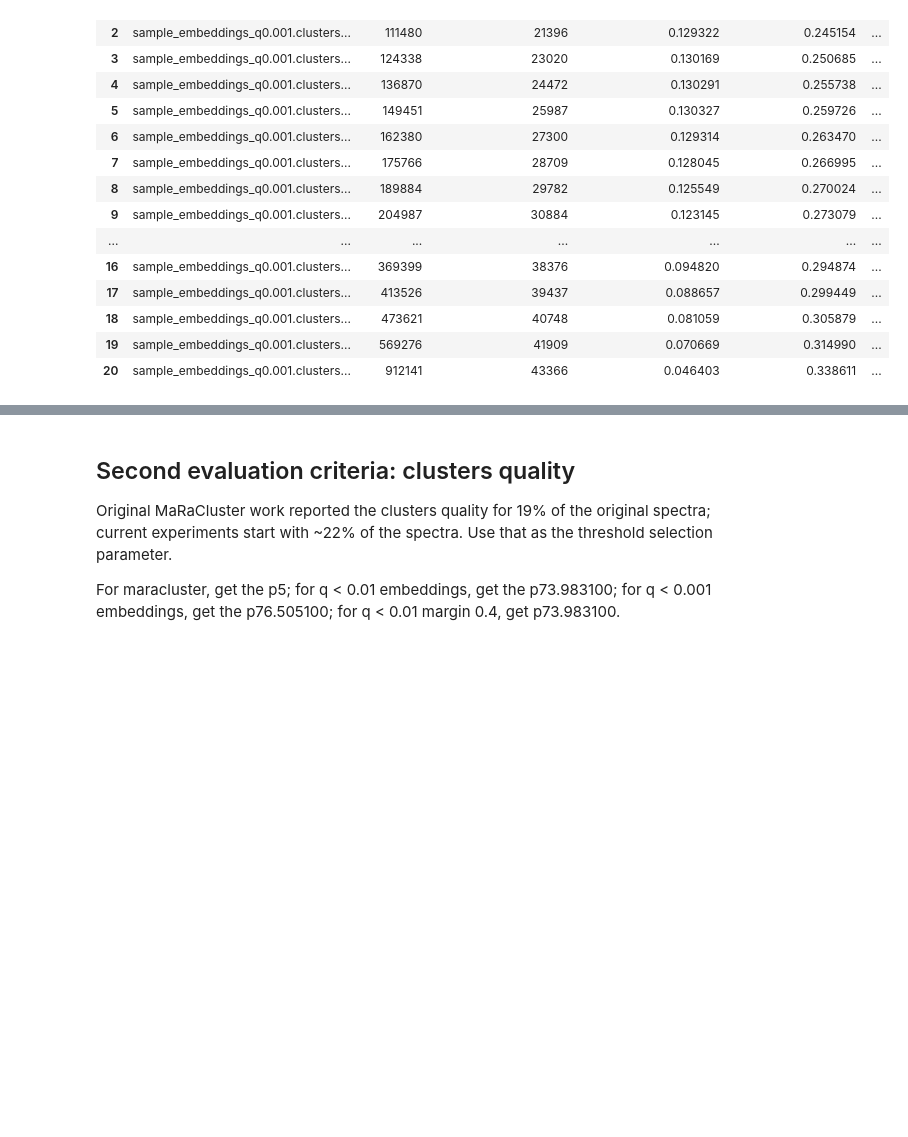
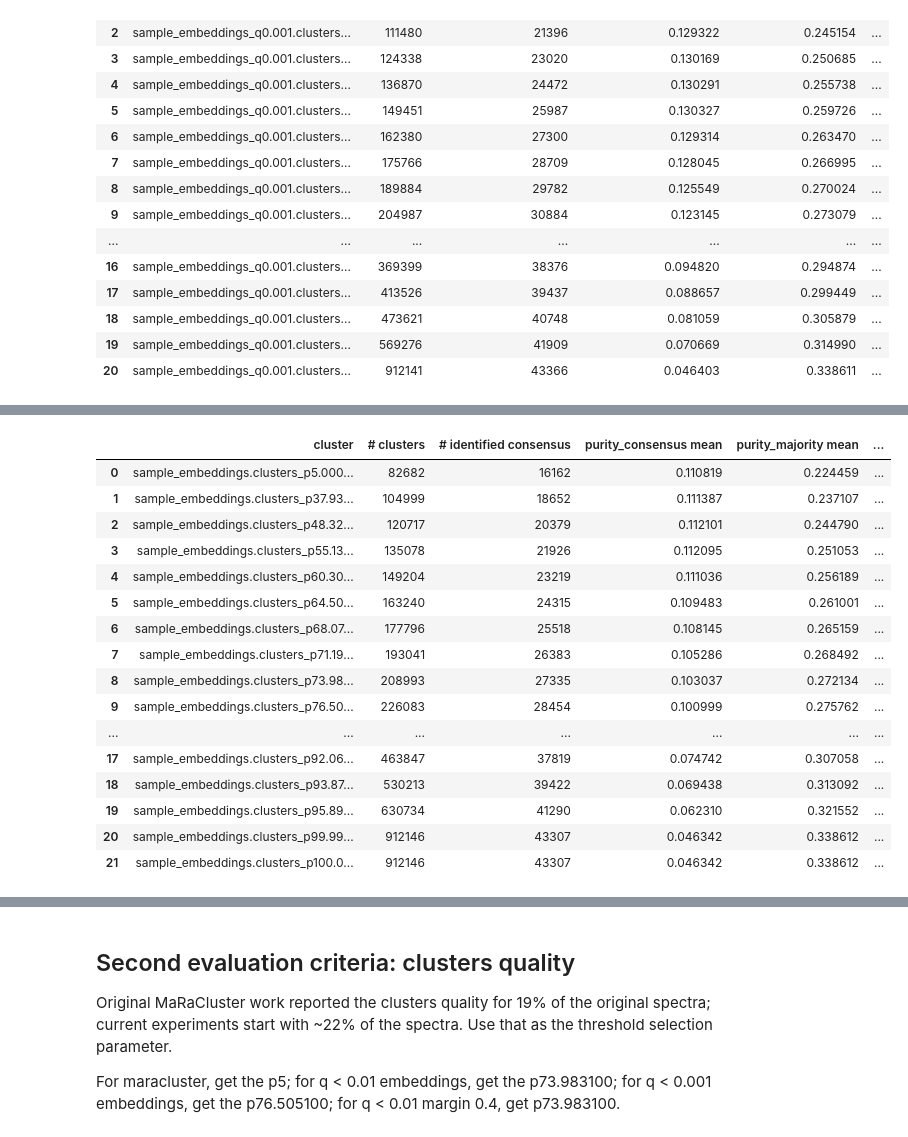
Before and after one commit to eduseiti/MSEmbedding, a Jupyter notebook: notebooks/Final results comparison.ipynb, the cells around one changed output, grey strips where cells are left out. Drawn from its saved outputs; the diff is of its cells as text; code cells hidden in the pictures; blank space fills up the shorter version.

```diff
--- a/notebooks/Final results comparison.ipynb
+++ b/notebooks/Final results comparison.ipynb
@@ -6,6 +6,7 @@ import os
 EMBEDDINGS_Q001_04 = "/media/eduseiti/bigdata02/unicamp/doutorado/clustering/linfeng/sample/consensus_sample_0.1_experiments/clusters_sample_0.1_embeddings_q0.01_margin0.4_clusters_quality_20200223.tsv"
 EMBEDDINGS_Q0001 = "/media/eduseiti/Seagate Expansion Drive1/unicamp/clustering/linfeng/sample/clusters_sample_0.1_embeddings_q0.001_clusters_quality_20200219.tsv"
 EMBEDDINGS_Q001 = "/media/eduseiti/Seagate Expansion Drive1/unicamp/clustering/linfeng/sample/clusters_sample_0.1_embeddings_q0.01_clusters_quality_20200219.tsv"
+EMBEDDINGS = "/media/eduseiti/bigdata02/unicamp/doutorado/clustering/linfeng/sample/clusters_sample_0.1_embeddings_clusters_quality_20200226.tsv"
 MARACLUSTER = "/media/eduseiti/Seagate Expansion Drive1/unicamp/clustering/linfeng/sample/clusters_sample_0.1_maracluster_verification_clusters_quality_20200219.tsv"
 
 # EMBEDDINGS_Q0001 = "/home/eseiti/Documents/unicamp/clustering/files_20200220/clusters_sample_0.1_embeddings_q0.001_clusters_quality_20200219.tsv"
@@ -17,4 +18,7 @@ MARACLUSTER = "/media/eduseiti/Seagate Expansion Drive1/unicamp/clustering/linfe
 embeddings_q0001 = pd.read_csv(EMBEDDINGS_Q0001, sep='\t')
 embeddings_q001 = pd.read_csv(EMBEDDINGS_Q001, sep='\t')
 embeddings_q001_04 = pd.read_csv(EMBEDDINGS_Q001_04, sep='\t')
+
+embeddings = pd.read_csv(EMBEDDINGS, sep='\t')
+
 maracluster = pd.read_csv(MARACLUSTER, sep='\t')
@@ -38,6 +26,9 @@ maracluster
 maracluster['x-axis'] = maracluster['# clusters'] / 912146
 maracluster['y-axis'] = maracluster['# identified consensus'] / 43087
 # %%
+embeddings['x-axis'] = embeddings['# clusters'] / 912146
+embeddings['y-axis'] = embeddings['# identified consensus'] / 43087
+
 embeddings_q0001['x-axis'] = embeddings_q0001['# clusters'] / 912146
 embeddings_q0001['y-axis'] = embeddings_q0001['# identified consensus'] / 43087
 
@@ -122,6 +113,26 @@ embeddings_q001_04
 | 19 | sample_embeddings_q0.01_margin0.4... | 555504 | 40848 | 0.069619 | 0.312882 | ... |
 | 20 | sample_embeddings_q0.01_margin0.4... | 912108 | 43385 | 0.046401 | 0.338612 | ... |
 | 21 | sample_embeddings_q0.01_margin0.4... | 912144 | 43272 | 0.046307 | 0.338613 | ... |
+# %%
+embeddings
+# %% [output]
+|  | cluster | # clusters | # identified consensus | purity_consensus mean | purity_majority mean | ... |
+| 0 | sample_embeddings.clusters_p5.000... | 82682 | 16162 | 0.110819 | 0.224459 | ... |
+| 1 | sample_embeddings.clusters_p37.93... | 104999 | 18652 | 0.111387 | 0.237107 | ... |
+| 2 | sample_embeddings.clusters_p48.32... | 120717 | 20379 | 0.112101 | 0.244790 | ... |
+| 3 | sample_embeddings.clusters_p55.13... | 135078 | 21926 | 0.112095 | 0.251053 | ... |
+| 4 | sample_embeddings.clusters_p60.30... | 149204 | 23219 | 0.111036 | 0.256189 | ... |
+| 5 | sample_embeddings.clusters_p64.50... | 163240 | 24315 | 0.109483 | 0.261001 | ... |
+| 6 | sample_embeddings.clusters_p68.07... | 177796 | 25518 | 0.108145 | 0.265159 | ... |
+| 7 | sample_embeddings.clusters_p71.19... | 193041 | 26383 | 0.105286 | 0.268492 | ... |
+| 8 | sample_embeddings.clusters_p73.98... | 208993 | 27335 | 0.103037 | 0.272134 | ... |
+| 9 | sample_embeddings.clusters_p76.50... | 226083 | 28454 | 0.100999 | 0.275762 | ... |
+| ... | ... | ... | ... | ... | ... | ... |
+| 17 | sample_embeddings.clusters_p92.06... | 463847 | 37819 | 0.074742 | 0.307058 | ... |
+| 18 | sample_embeddings.clusters_p93.87... | 530213 | 39422 | 0.069438 | 0.313092 | ... |
+| 19 | sample_embeddings.clusters_p95.89... | 630734 | 41290 | 0.062310 | 0.321552 | ... |
+| 20 | sample_embeddings.clusters_p99.99... | 912146 | 43307 | 0.046342 | 0.338612 | ... |
+| 21 | sample_embeddings.clusters_p100.0... | 912146 | 43307 | 0.046342 | 0.338612 | ... |
 # %%
 fig = go.Figure()
 
```
Also changed, not shown: parts of 8 cells of this notebook.
